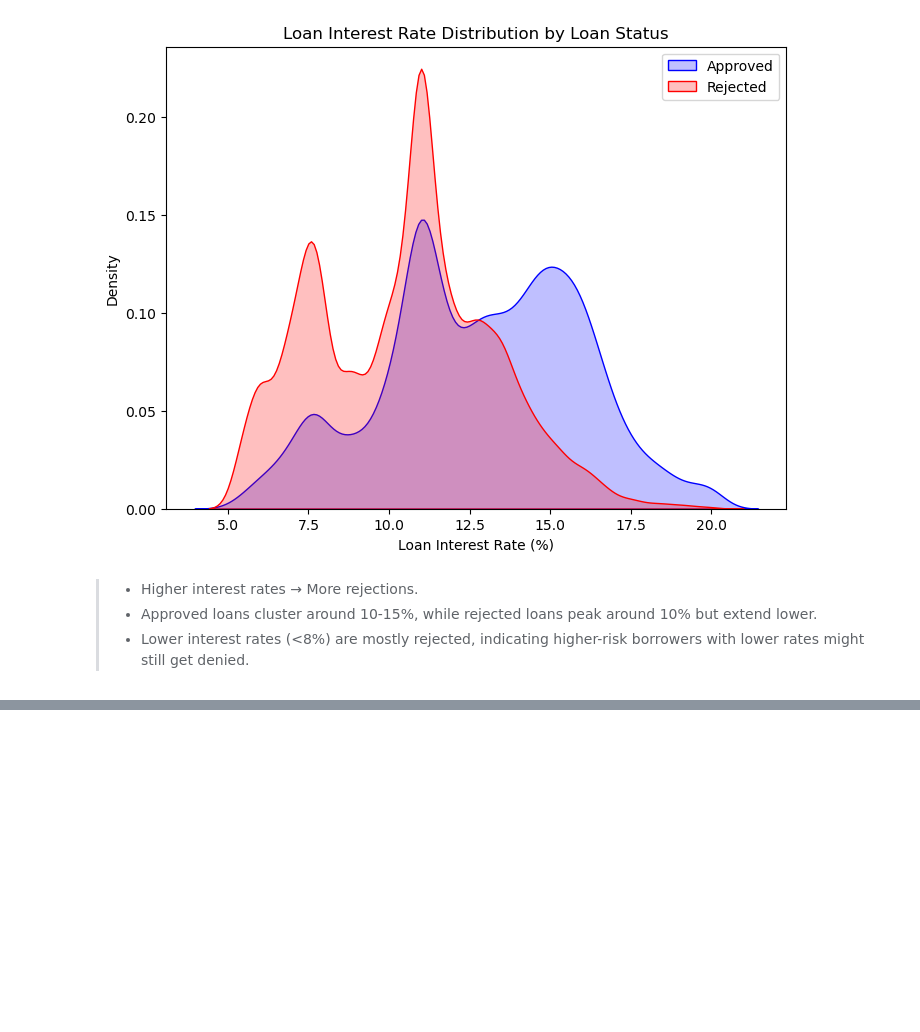
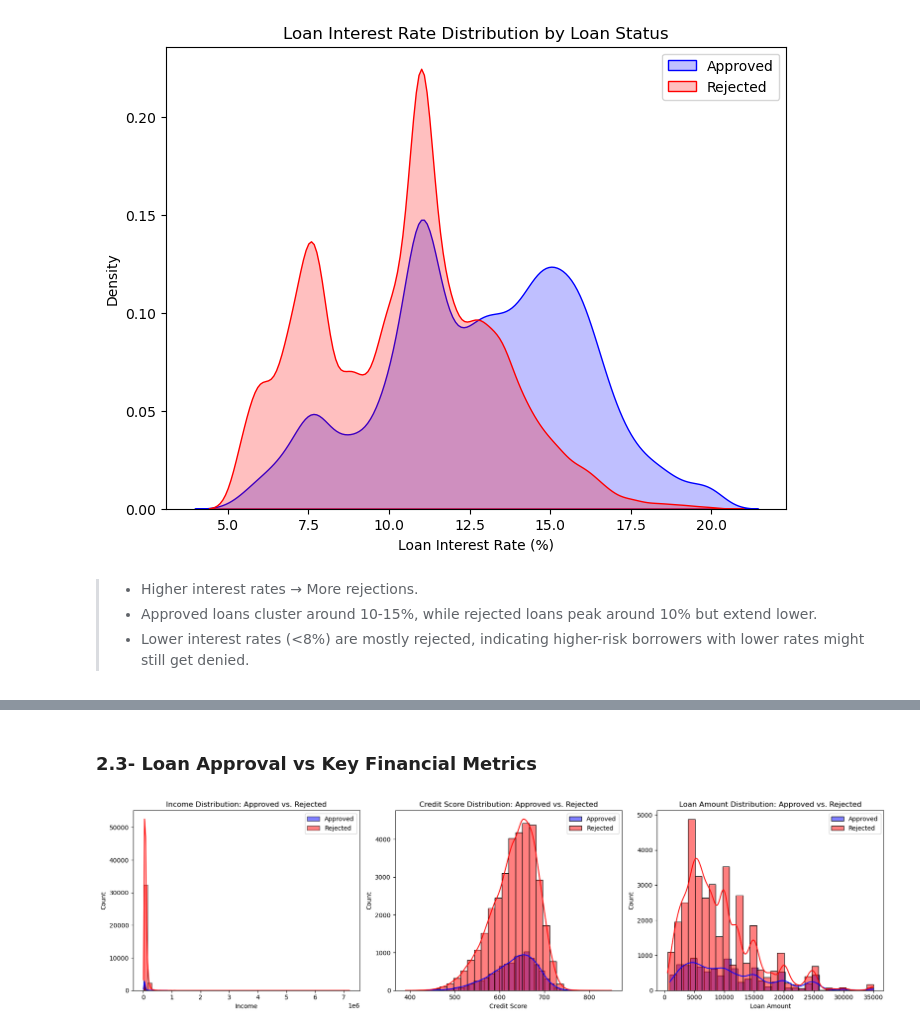
Before and after one commit to khan-asim-88/Loan-Approval-Prediction-Using-Machine-Learning, a Jupyter notebook: Loan_Approval_Prediction.ipynb, the cells around one changed output, grey strips where cells are left out. Saved outputs shown, nothing was run; the diff lists cells and outputs as text; code cells hidden in the pictures; blank space fills up the shorter version.

Commit message:
Loan Approval vs Key Financial Metrics

```diff
--- a/Loan_Approval_Prediction.ipynb
+++ b/Loan_Approval_Prediction.ipynb
@@ -178,0 +240,35 @@ plot_kde_loan_interest_rate(loan_data)
+# %% [markdown]
+### 2.3- Loan Approval vs Key Financial Metrics
+# %%
+# Loan Approval vs. Key Financial Metrics
+
+def plot_financial_metrics(df):
+    fig, axes = plt.subplots(1, 3, figsize=(18, 5))
+
+    # Income Distribution
+    sns.histplot(df[df['loan_status'] == 1]['person_income'], bins=50, color='blue', label='Approved', ax=axes[0], kde=True)
+    sns.histplot(df[df['loan_status'] == 0]['person_income'], bins=50, color='red', label='Rejected', ax=axes[0], kde=True)
+    axes[0].set_title('Income Distribution: Approved vs. Rejected')
+    axes[0].set_xlabel('Income')
+    axes[0].legend()
+
+    # Credit Score Distribution
+    sns.histplot(df[df['loan_status'] == 1]['credit_score'], bins=30, color='blue', label='Approved', ax=axes[1], kde=True)
+    sns.histplot(df[df['loan_status'] == 0]['credit_score'], bins=30, color='red', label='Rejected', ax=axes[1], kde=True)
+    axes[1].set_title('Credit Score Distribution: Approved vs. Rejected')
+    axes[1].set_xlabel('Credit Score')
+    axes[1].legend()
+
+    # Loan Amount Distribution
+    sns.histplot(df[df['loan_status'] == 1]['loan_amnt'], bins=30, color='blue', label='Approved', ax=axes[2], kde=True)
+    sns.histplot(df[df['loan_status'] == 0]['loan_amnt'], bins=30, color='red', label='Rejected', ax=axes[2], kde=True)
+    axes[2].set_title('Loan Amount Distribution: Approved vs. Rejected')
+    axes[2].set_xlabel('Loan Amount')
+    axes[2].legend()
+
+    plt.tight_layout()
+    plt.show()
+# %%
+plot_financial_metrics(loan_data)
+# %% [output]
+[figure, added]
```
Also changed, not shown: parts of 20 cells of this notebook.
